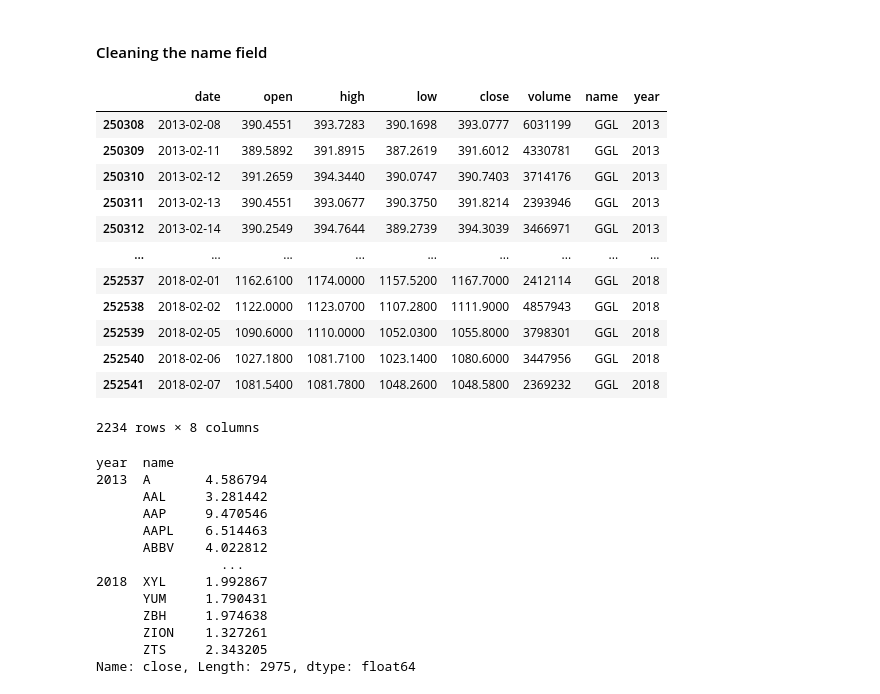
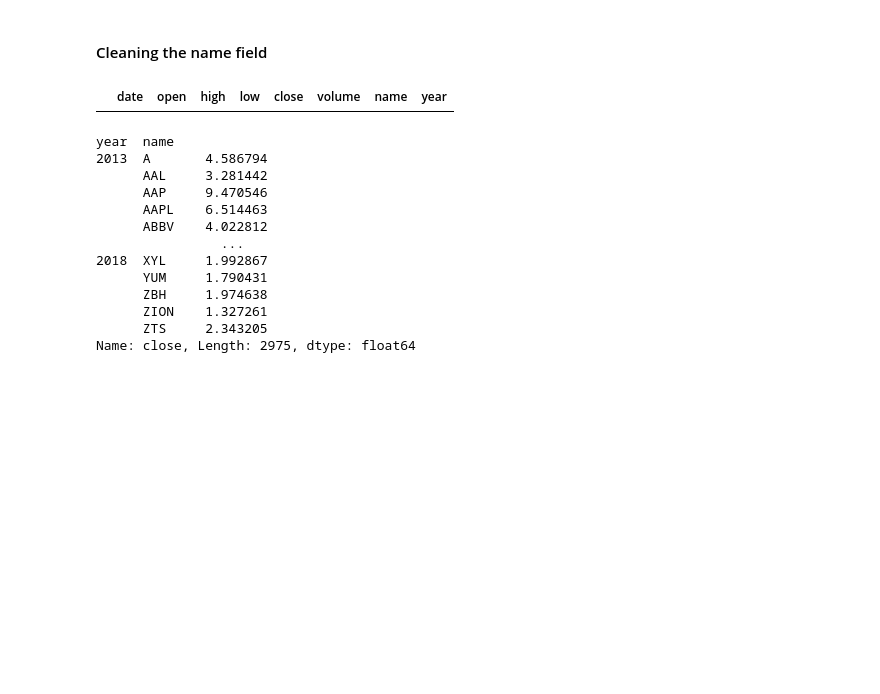
Before and after one commit to MajedAlqawasmi/stock_market, a Jupyter notebook: Stock_case_study.ipynb, the cells around one changed output. Drawn from its saved outputs; the diff is of its cells as text; code cells hidden in the pictures; blank space fills up the shorter version.

```diff
--- a/Stock_case_study.ipynb
+++ b/Stock_case_study.ipynb
@@ -282,21 +282,9 @@ def clean_name(x):
 # %%
 stock_data['name']=list(map(clean_name,stock_data['name']))
 # %%
-stock_data.query('name=="GGL"')
+stock_data.query('name=="GOOG"')
 # %% [output]
 |  | date | open | high | low | close | volume | name | year |
-| 250308 | 2013-02-08 | 390.4551 | 393.7283 | 390.1698 | 393.0777 | 6031199 | GGL | 2013 |
-| 250309 | 2013-02-11 | 389.5892 | 391.8915 | 387.2619 | 391.6012 | 4330781 | GGL | 2013 |
-| 250310 | 2013-02-12 | 391.2659 | 394.3440 | 390.0747 | 390.7403 | 3714176 | GGL | 2013 |
-| 250311 | 2013-02-13 | 390.4551 | 393.0677 | 390.3750 | 391.8214 | 2393946 | GGL | 2013 |
-| 250312 | 2013-02-14 | 390.2549 | 394.7644 | 389.2739 | 394.3039 | 3466971 | GGL | 2013 |
-| ... | ... | ... | ... | ... | ... | ... | ... | ... |
-| 252537 | 2018-02-01 | 1162.6100 | 1174.0000 | 1157.5200 | 1167.7000 | 2412114 | GGL | 2018 |
-| 252538 | 2018-02-02 | 1122.0000 | 1123.0700 | 1107.2800 | 1111.9000 | 4857943 | GGL | 2018 |
-| 252539 | 2018-02-05 | 1090.6000 | 1110.0000 | 1052.0300 | 1055.8000 | 3798301 | GGL | 2018 |
-| 252540 | 2018-02-06 | 1027.1800 | 1081.7100 | 1023.1400 | 1080.6000 | 3447956 | GGL | 2018 |
-| 252541 | 2018-02-07 | 1081.5400 | 1081.7800 | 1048.2600 | 1048.5800 | 2369232 | GGL | 2018 |
-2234 rows × 8 columns
 # %%
 top
 # %% [output]
```
Also changed, not shown: parts of 5 cells of this notebook.
